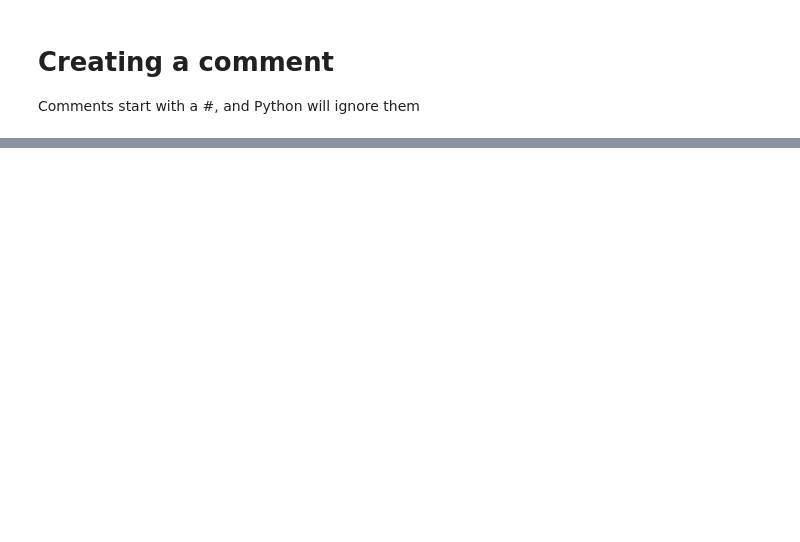
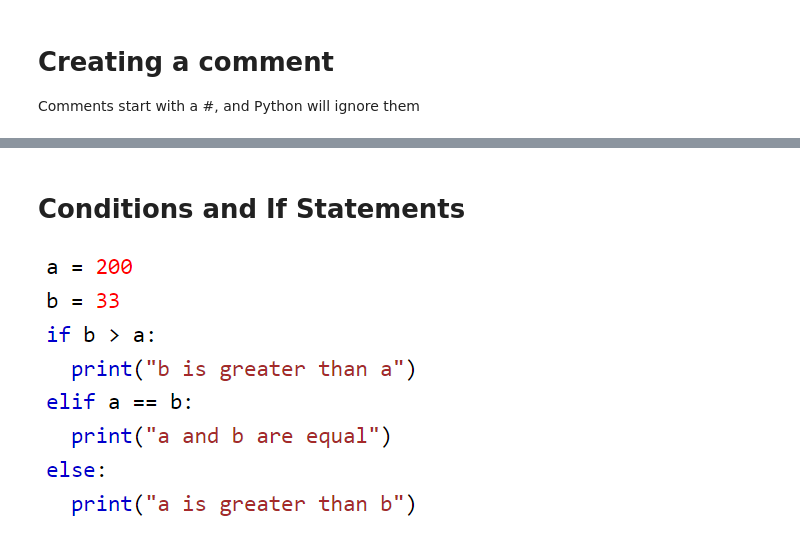
Before and after one commit to anaestg/PCD, a Jupyter notebook: Notas_Python.ipynb, the cells around one changed output, grey strips where cells are left out. Drawn from its saved outputs; the diff is of its cells as text; code cells hidden in the pictures; blank space fills up the shorter version.

```diff
--- a/Notas_Python.ipynb
+++ b/Notas_Python.ipynb
@@ -27,0 +28,6 @@ display.Image("Imagenes/ExampleComment.png")
+# %% [markdown]
+# Conditions and If Statements
+# %%
+display.Image("Imagenes/ExampleIf.png")
+# %% [output]
+[figure, added]
```
Also changed, not shown: parts of 4 cells of this notebook.
